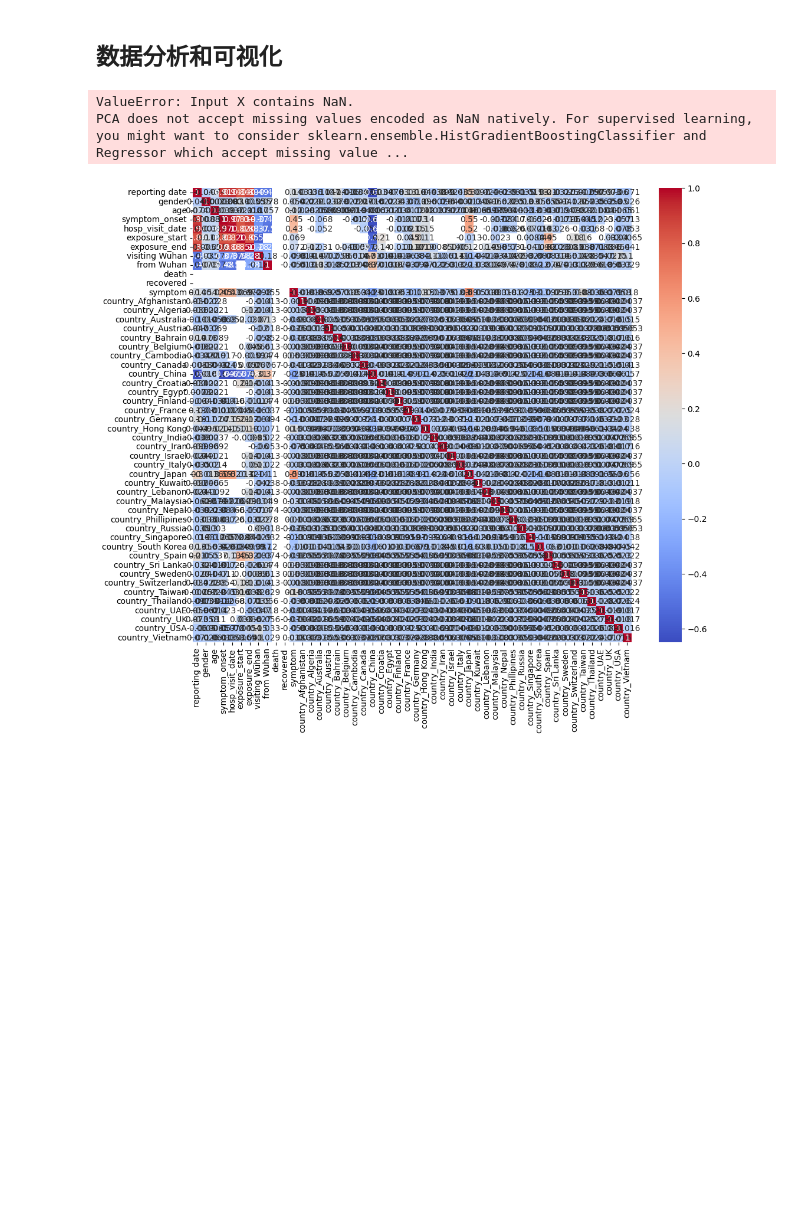
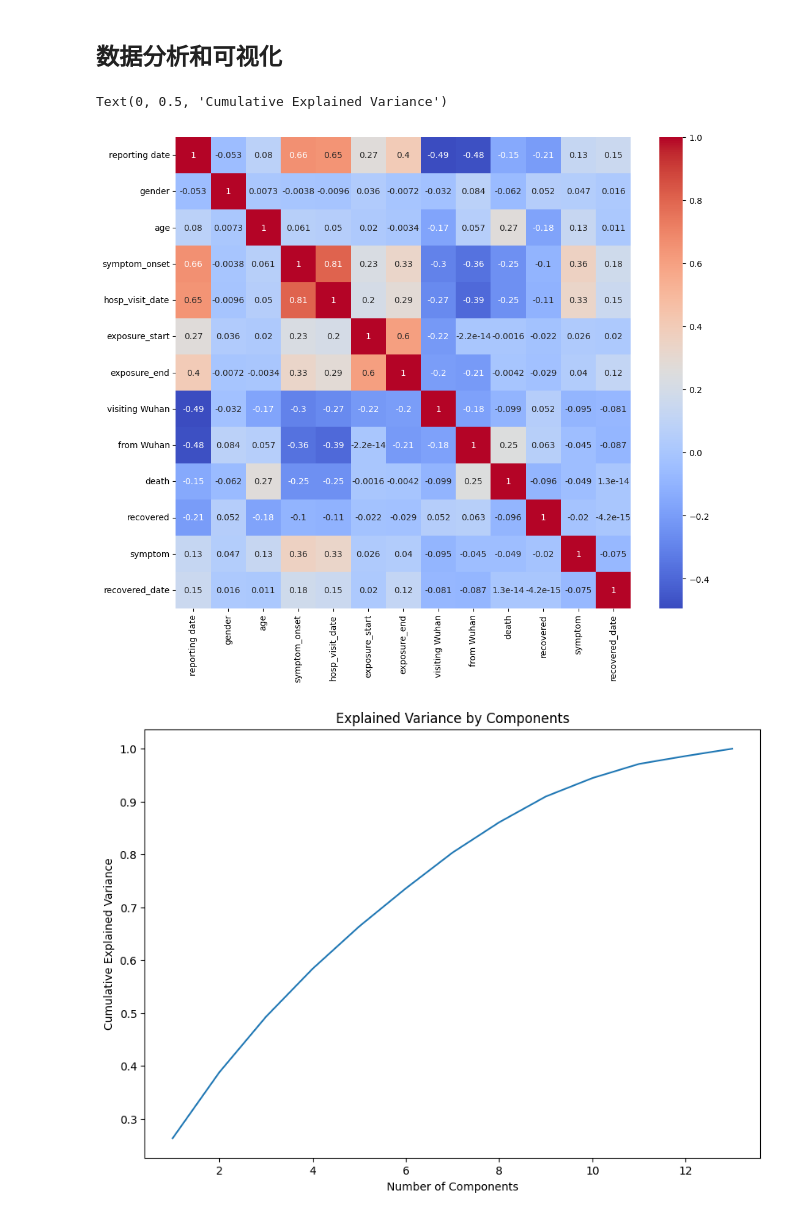
Before and after one commit to KaiyuanGONG/COVID-19-AI-Analysis, a Jupyter notebook: covid19.ipynb, the cells around one changed output. Cells and saved outputs as stored; diff of their text form; code cells hidden in the pictures; blank space fills up the shorter version.

```diff
--- a/covid19.ipynb
+++ b/covid19.ipynb
@@ -105,0 +91,11 @@ Name: 172, dtype: object
+# %%
+# 垃圾值处理
+# 好多个1899年的日期
+# 垃圾值处理
+# 好多个1899年的日期
+dataset = dataset[dataset['reporting date'].isna() | ((dataset['reporting date'].dt.year >= 2020) & (dataset['reporting date'].dt.year <= 2023))]
+dataset = dataset[dataset['hosp_visit_date'].isna() | ((dataset['hosp_visit_date'].dt.year >= 2020) & (dataset['hosp_visit_date'].dt.year <= 2023))]
+dataset = dataset[dataset['symptom_onset'].isna() | ((dataset['symptom_onset'].dt.year >= 2020) & (dataset['symptom_onset'].dt.year <= 2023))]
+dataset = dataset[dataset['exposure_start'].isna() | ((dataset['exposure_start'].dt.year >= 2020) & (dataset['exposure_start'].dt.year <= 2023))]
+dataset = dataset[dataset['exposure_end'].isna() | ((dataset['exposure_end'].dt.year >= 2020) & (dataset['exposure_end'].dt.year <= 2023))]
+dataset = dataset[dataset['recovered_date'].isna() | ((dataset['recovered_date'].dt.year >= 2020) & (dataset['recovered_date'].dt.year <= 2023))]
@@ -106,4 +118,6 @@ Name: 172, dtype: object
 # %%
+
+
 # 缺失值处理 - 三种情况 删除/填充（平均数/中位数/众数）
 # 对于缺失值很少的，直接删除
 dataset.dropna(subset=["from Wuhan"], inplace=True)
@@ -116,13 +130,20 @@ dataset['gender'].fillna(mode_gender, inplace=True)
 # 对年龄 使用中位数补充缺失值
 median_age = dataset['age'].median()
 dataset['age'].fillna(median_age, inplace=True)
-
-# 对于缺失值特别多尤其日期，将日期时间转换为自某一特定日期（如1970年1月1日）以来的天数
-dataset['reporting date'] = (dataset['reporting date'] - pd.Timestamp("1970-01-01")) // pd.Timedelta('1D')
-dataset['symptom_onset'] = (dataset['symptom_onset'] - pd.Timestamp("1970-01-01")) // pd.Timedelta('1D')
-dataset['hosp_visit_date'] = (dataset['hosp_visit_date'] - pd.Timestamp("1970-01-01")) // pd.Timedelta('1D')
-dataset['exposure_start'] = (dataset['exposure_start'] - pd.Timestamp("1970-01-01")) // pd.Timedelta('1D')
-dataset['exposure_end'] = (dataset['exposure_end'] - pd.Timestamp("1970-01-01")) // pd.Timedelta('1D')
+# %%
+# 然后用平均值进行填充
+dataset['reporting date'] = (dataset['reporting date'] - pd.Timestamp("2019-01-20")) // pd.Timedelta('1D')
+dataset['symptom_onset'] = (dataset['symptom_onset'] - pd.Timestamp("2019-01-20")) // pd.Timedelta('1D')
+dataset['hosp_visit_date'] = (dataset['hosp_visit_date'] - pd.Timestamp("2019-01-20")) // pd.Timedelta('1D')
+dataset['exposure_start'] = (dataset['exposure_start'] - pd.Timestamp("2019-01-20")) // pd.Timedelta('1D')
+dataset['exposure_end'] = (dataset['exposure_end'] - pd.Timestamp("2019-01-20")) // pd.Timedelta('1D')
+dataset['recovered_date'] = (dataset['recovered_date'] - pd.Timestamp("2019-01-20")) // pd.Timedelta('1D')
+
+from sklearn.impute import SimpleImputer
+
+# 使用平均值填充数值型变量的缺失值
+num_imputer = SimpleImputer(strategy='mean')
+dataset[['reporting date', 'symptom_onset', 'hosp_visit_date', 'exposure_start', 'exposure_end', 'recovered_date']] = num_imputer.fit_transform(dataset[['reporting date', 'symptom_onset', 'hosp_visit_date', 'exposure_start', 'exposure_end','recovered_date']])
 # %%
 # 后续其他处理
 dataset['from Wuhan'] = dataset['from Wuhan'].astype(int)
@@ -152,5 +153,6 @@ memory usage: 105.5+ KB
 # %% [markdown]
 ## 清理后的数据
 # %%
-# locatioin种类过多，无法进行编码，对可视化有影响
-data = dataset.drop(['location'], axis=1)
+# locatioin和 country种类过多且不是很重要的目标，所以删除
+data = dataset.drop(['location','country'], axis=1)
+data
@@ -159,34 +175,32 @@ data = dataset.drop(['location'], axis=1)
 # %%
 import matplotlib.pyplot as plt
 import seaborn as sns
 from sklearn.preprocessing import StandardScaler, OneHotEncoder
 from sklearn.decomposition import PCA
 
-# 对country字段进行独热编码
-data = pd.get_dummies(data, columns=['country'])
 
 # 计算所有变量的相关性
 correlation = data.corr()
 
 # 创建一个热图来可视化这些相关性
 plt.figure(figsize=(12,10))
 sns.heatmap(correlation, annot=True, cmap='coolwarm')
 
 # 对数据进行标准化（去均值，单位方差）
 scaler = StandardScaler()
 data_scaled = scaler.fit_transform(data)
 
 # 执行PCA
 pca = PCA()
 data_pca = pca.fit_transform(data_scaled)
 
 # 创建一个折线图来显示每个主成分解释的方差
 plt.figure(figsize=(10,7))
-plt.plot(range(1, len(data.columns) + 1), np.cumsum(pca.explained_variance_ratio_))
+plt.plot(range(1, len(data_pca[0]) + 1), np.cumsum(pca.explained_variance_ratio_))
 plt.title('Explained Variance by Components')
 plt.xlabel('Number of Components')
 plt.ylabel('Cumulative Explained Variance')
 # %% [output]
-ValueError: Input X contains NaN.
-PCA does not accept missing values encoded as NaN natively. For supervised learning, you might want to consider sklearn.ensemble.HistGradientBoostingClassifier and Regressor which accept missing value ...
+Text(0, 0.5, 'Cumulative Explained Variance')
-[figure, old version]
+[figure, new version]
+[figure, added]
```
Also changed, not shown: parts of 8 cells of this notebook.
